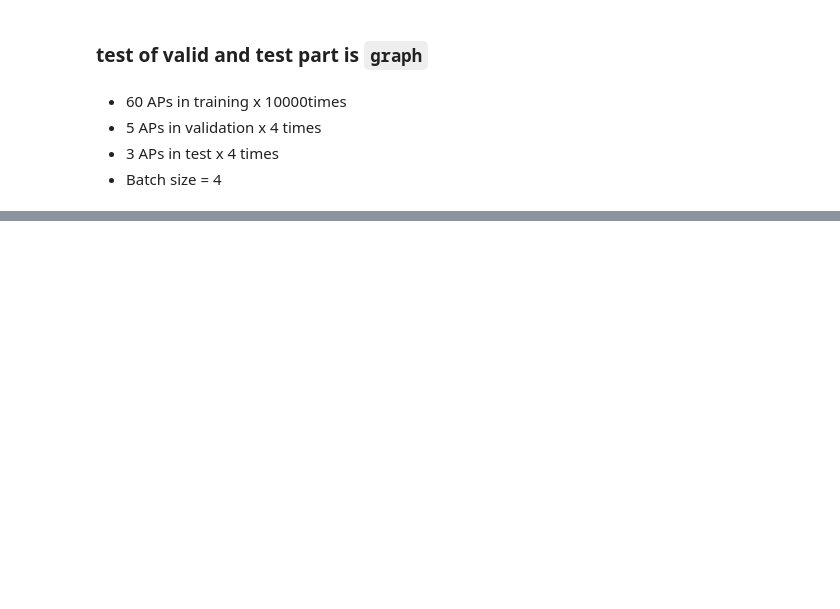
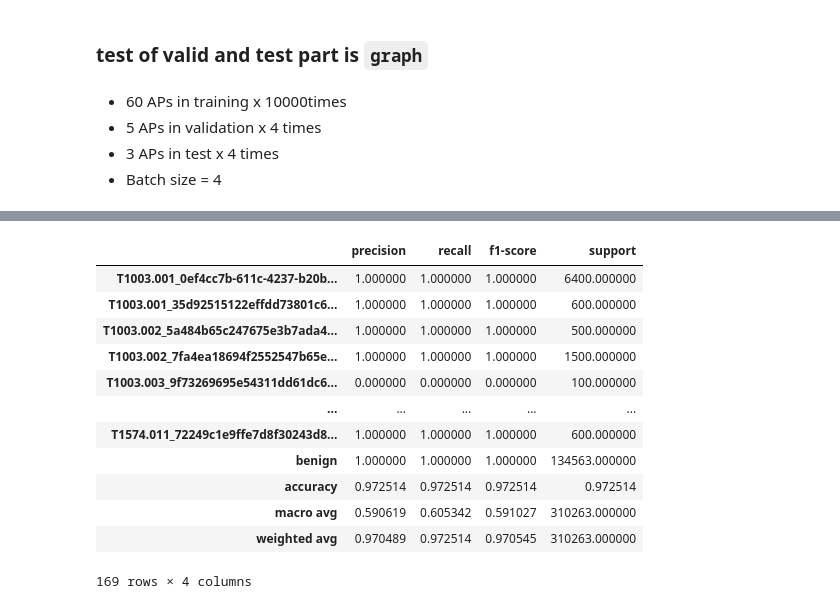
Before and after one commit to Bai1026/Intern-IIS, a Jupyter notebook: Audit-log_Analysis/code/GNN/training/graphSAGE_exp3/GraphSAGE_transR_50-Copy2.ipynb, the cells around one changed output, grey strips where cells are left out. Cells and saved outputs as stored; diff of their text form; code cells hidden in the pictures; blank space fills up the shorter version.

```diff
--- a/Audit-log_Analysis/code/GNN/training/graphSAGE_exp3/GraphSAGE_transR_50-Copy2.ipynb
+++ b/Audit-log_Analysis/code/GNN/training/graphSAGE_exp3/GraphSAGE_transR_50-Copy2.ipynb
@@ -635 +619,20 @@ T1003.001_0ef4cc7b-611c-4237-b20b-db36b6906554       1.00      1.00      1.00
                                   weighted avg       0.97      0.97      0.97    310263
+# %%
+report_data = classification_report(mapped_true_labels, mapped_predicted_labels, output_dict=True)
+report_df = pd.DataFrame(report_data).transpose()
+
+report_df
+# %% [output]
+|  | precision | recall | f1-score | support |
+| T1003.001_0ef4cc7b-611c-4237-b20b... | 1.000000 | 1.000000 | 1.000000 | 6400.000000 |
+| T1003.001_35d92515122effdd73801c6... | 1.000000 | 1.000000 | 1.000000 | 600.000000 |
+| T1003.002_5a484b65c247675e3b7ada4... | 1.000000 | 1.000000 | 1.000000 | 500.000000 |
+| T1003.002_7fa4ea18694f2552547b65e... | 1.000000 | 1.000000 | 1.000000 | 1500.000000 |
+| T1003.003_9f73269695e54311dd61dc6... | 0.000000 | 0.000000 | 0.000000 | 100.000000 |
+| ... | ... | ... | ... | ... |
+| T1574.011_72249c1e9ffe7d8f30243d8... | 1.000000 | 1.000000 | 1.000000 | 600.000000 |
+| benign | 1.000000 | 1.000000 | 1.000000 | 134563.000000 |
+| accuracy | 0.972514 | 0.972514 | 0.972514 | 0.972514 |
+| macro avg | 0.590619 | 0.605342 | 0.591027 | 310263.000000 |
+| weighted avg | 0.970489 | 0.972514 | 0.970545 | 310263.000000 |
+169 rows × 4 columns
```
Also changed, not shown: parts of 11 cells of this notebook, 58 other files.
